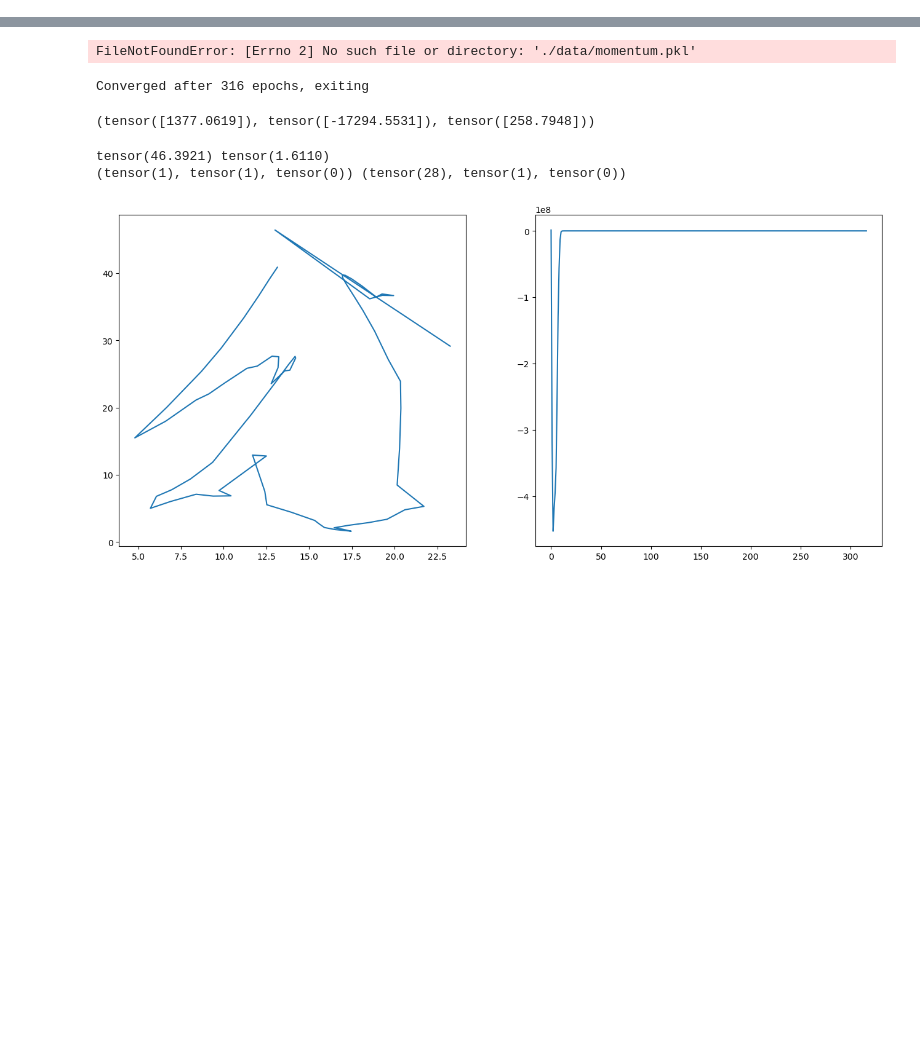
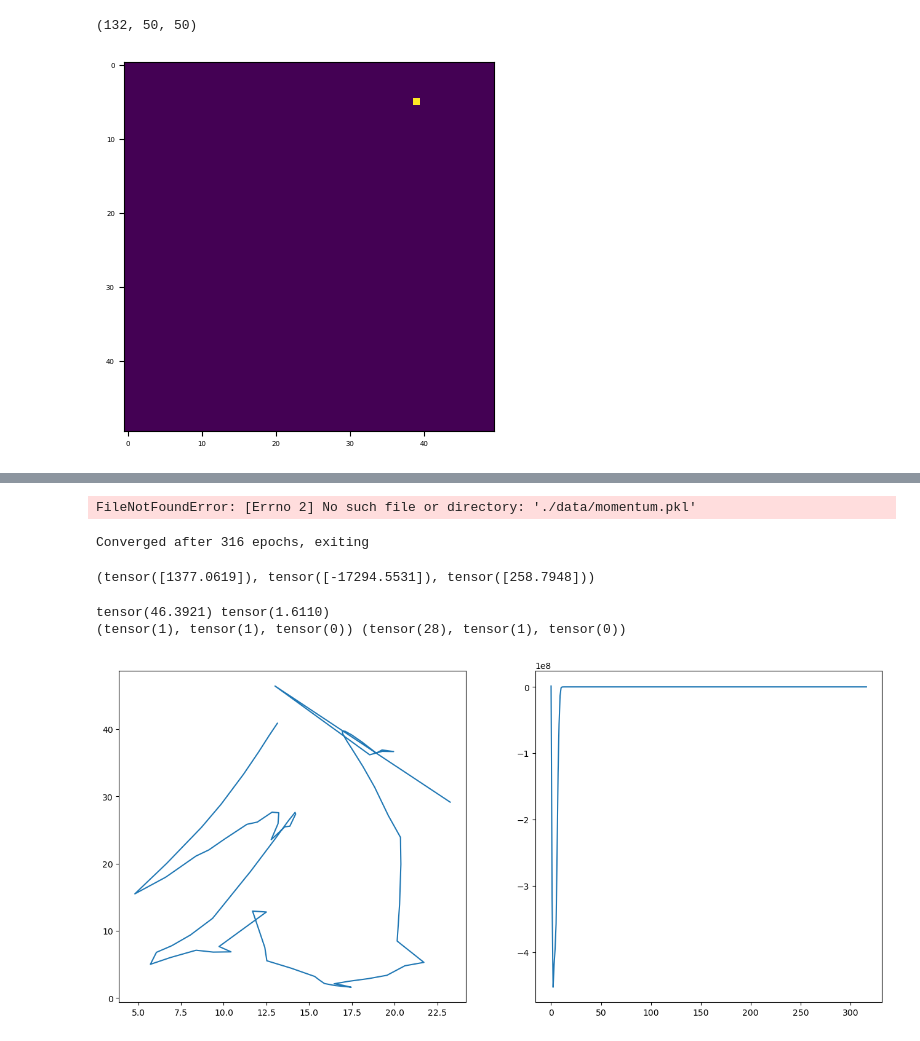
Before and after one commit to Zhang-CNL/PO-OU, a Jupyter notebook: notebooks/run_momentum.ipynb, the cells around one changed output, grey strips where cells are left out. Drawn from its saved outputs; the diff is of its cells as text; code cells hidden in the pictures; blank space fills up the shorter version.

```diff
--- a/notebooks/run_momentum.ipynb
+++ b/notebooks/run_momentum.ipynb
@@ -18 +40,12 @@ time_window_ms = 3
+# %%
+ep = hseu.calc_poisson_emission_probabilities_2d(
+    rat_data.ripple_data.ripple_spikes[1].spikemat,
+    rat_data.place_field_data.place_fields,#[rat_data.place_field_data.place_cell_ids],
+    time_window_ms
+)
+plt.imshow(ep[10])
+ep.shape
+# %% [output]
+(132, 50, 50)
+[figure, added]
 # %%
```
Also changed, not shown: parts of 8 cells of this notebook, 21 other files.
